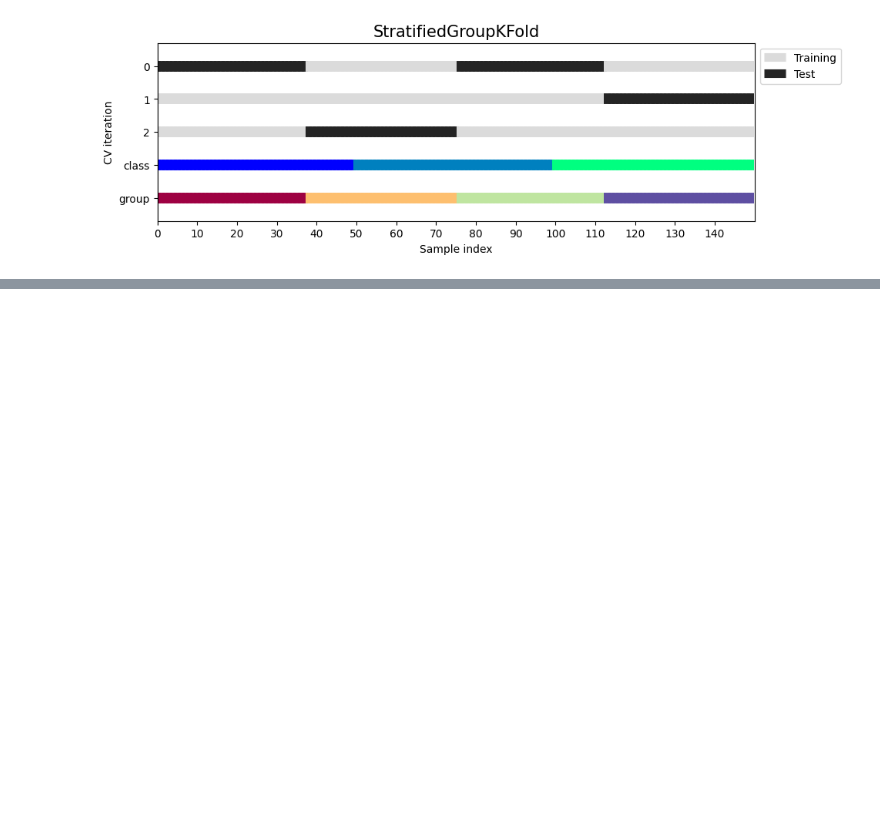
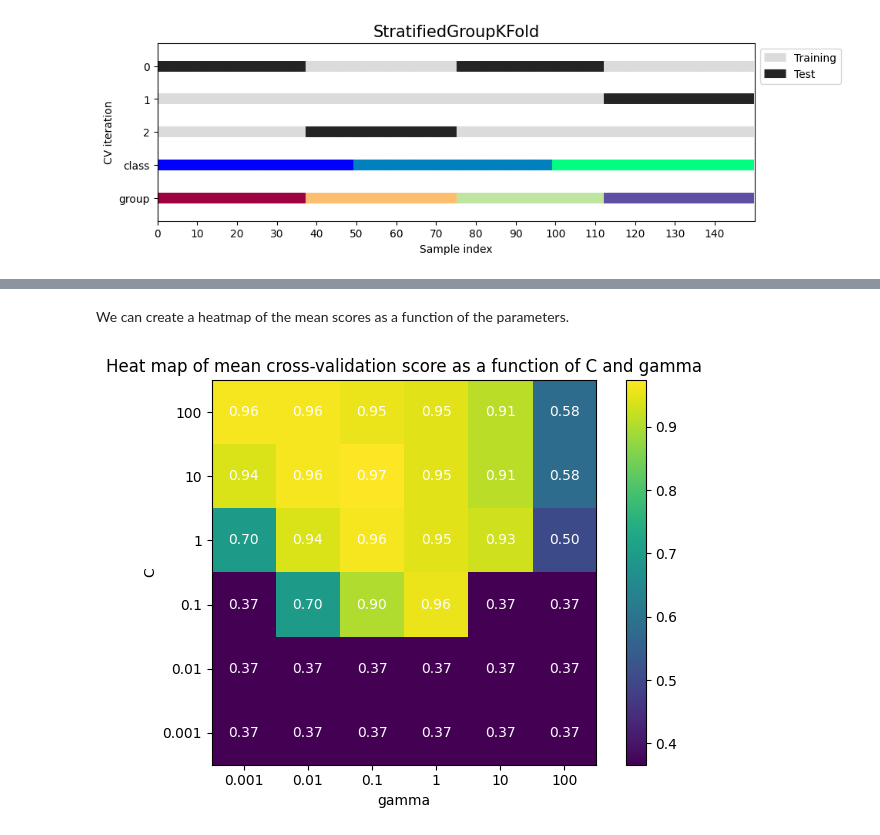
Before and after one commit to svd-jelo/IBM-Data-Science-Specialization, a Jupyter notebook: Course-9_Machine-Learning/notebooks/NB10_Model-Evaluation-and-Improvement.ipynb, the cells around one changed output, grey strips where cells are left out. Cells and saved outputs as stored; diff of their text form; code cells hidden in the pictures; blank space fills up the shorter version.

Commit message:
Finish model evaluation notes

```diff
--- a/Course-9_Machine-Learning/notebooks/NB10_Model-Evaluation-and-Improvement.ipynb
+++ b/Course-9_Machine-Learning/notebooks/NB10_Model-Evaluation-and-Improvement.ipynb
@@ -394,0 +476,9 @@ Stratified group cross val scores:
+# %%
+X_trainval, X_test, y_trainval, y_test = train_test_split(X, y, random_state=0)
+
+result = grid_search_svc(X_trainval, y_trainval, param_grid, random_state=1)
+
+print(f'Size of training set: {result['train_size']}, size of validation set: {result['val_size']}, size of test set: {X_test.shape[0]}')
+print(f'Best score: {result['best_score']:.2f}')
+print('Best parameters:', result['best_params'])
+print(f'Test score with best parameters: {result['best_model'].score(X_test, y_test):.2f}')
@@ -394,0 +499,10 @@ Stratified group cross val scores:
+# %%
+from sklearn.model_selection import GridSearchCV
+
+grid_search = GridSearchCV(SVC(), param_grid)
+grid_search.fit(X_trainval, y_trainval)
+
+print('Best score: {:.2f}'.format(grid_search.best_score_))
+print('Test set score: {:.2f}'.format(grid_search.score(X_test,y_test)))
+print('Best parameters:', grid_search.best_params_)
+print('Best estimator:\n{}'.format(grid_search.best_estimator_))
@@ -394,0 +532,24 @@ Stratified group cross val scores:
+# %% [markdown]
+We can create a heatmap of the mean scores as a function of the parameters.
+# %%
+results = grid_search.cv_results_['mean_test_score'].reshape(6,6)[::-1,::]
+
+fig, ax = plt.subplots()
+im = ax.imshow(results)
+
+ax.set_xticks(range(len(param_grid['gamma'])), labels=param_grid['gamma'])
+ax.set_yticks(range(len(param_grid['C'])), labels=param_grid['C'][::-1])
+
+for i in range(len(param_grid['C'])):
+    for j in range(len(param_grid['gamma'])):
+        text = ax.text(j, i, '{:.2f}'.format(results[i,j]),
+                      ha='center', va='center', color='w')
+
+ax.set_title('Heat map of mean cross-validation score as a function of C and gamma')
+ax.set_xlabel('gamma')
+ax.set_ylabel('C')
+fig.tight_layout()
+plt.colorbar(im)
+plt.show()
+# %% [output]
+[figure, added]
```
Also changed, not shown: parts of 104 cells of this notebook, 1 other file.
